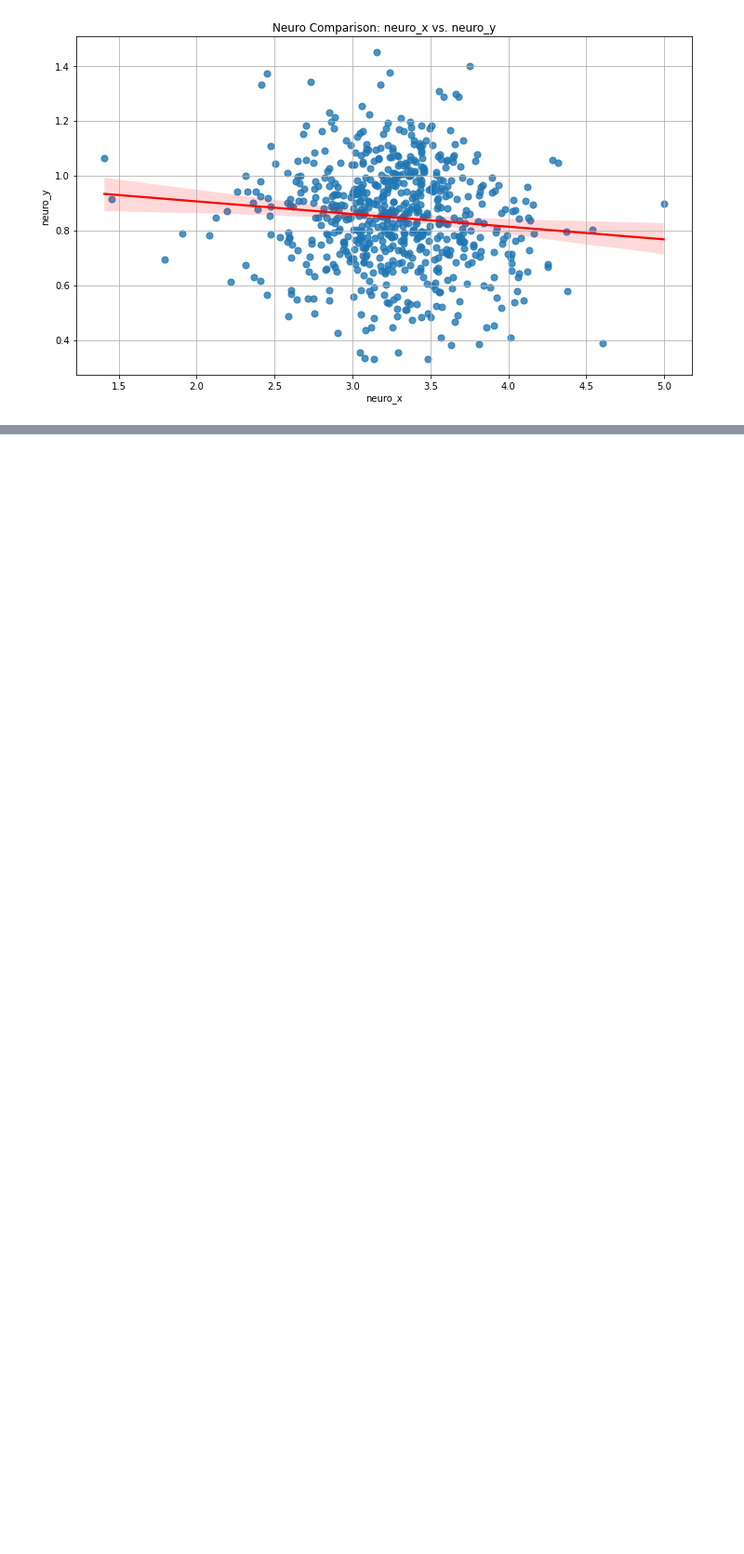
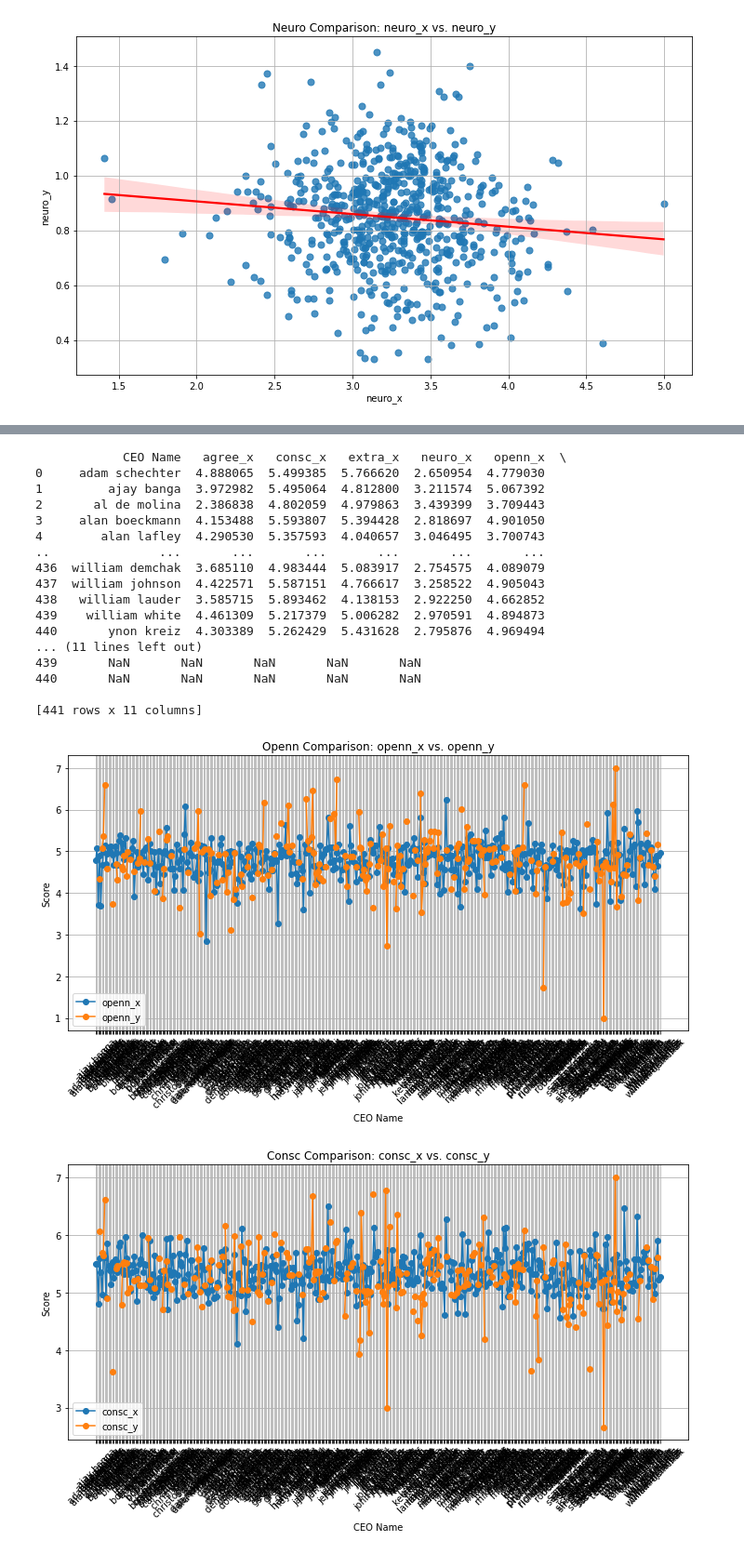
Before and after one commit to frankchiu12/dbahar_research, a Jupyter notebook: correlation.ipynb, the cells around one changed output, grey strips where cells are left out. Shown at 93% size. Cells and saved outputs as stored; diff of their text form; code cells hidden in the pictures; blank space fills up the shorter version.

```diff
--- a/correlation.ipynb
+++ b/correlation.ipynb
@@ -118,0 +232,5 @@ for trait in personality_traits:
+# %%
+smj_df = pd.read_csv('CEO_SMJ_Ocean.csv')
+smj_df.rename(columns={'DirectorName': 'CEO Name', 'openn_m5u': 'openn', 'consc_m5u': 'consc', 'extra_m5u': 'extra', 'agree_m5u': 'agree', 'neuro_m5u': 'neuro'}, inplace=True)
+smj_df.drop(columns=['DirectorID'], inplace=True)
+smj_df
@@ -118,0 +251,40 @@ for trait in personality_traits:
+# %%
+smj_df['CEO Name'] = smj_df['CEO Name'].str.lower()
+merged_df = pd.merge(result_df, smj_df, on='CEO Name')
+personality_traits = ['openn', 'consc', 'extra', 'agree', 'neuro']
+
+for trait in personality_traits:
+    trait_x = f'{trait}_x'
+    trait_y = f'{trait}_y'
+
+    plt.figure(figsize=(10, 6))
+    plt.plot(merged_df['CEO Name'], merged_df[trait_x], marker='o', label=f'{trait}_x')
+    plt.plot(merged_df['CEO Name'], merged_df[trait_y], marker='o', label=f'{trait}_y')
+    plt.title(f'{trait.capitalize()} Comparison: {trait}_x vs. {trait}_y')
+    plt.xlabel('CEO Name')
+    plt.ylabel('Score')
+    plt.legend()
+    plt.xticks(rotation=45)
+    plt.grid(True)
+    plt.tight_layout()
+    plt.show()
+# %% [output]
+            CEO Name   agree_x   consc_x   extra_x   neuro_x   openn_x  \
+0     adam schechter  4.888065  5.499385  5.766620  2.650954  4.779030
+1         ajay banga  3.972982  5.495064  4.812800  3.211574  5.067392
+2       al de molina  2.386838  4.802059  4.979863  3.439399  3.709443
+3     alan boeckmann  4.153488  5.593807  5.394428  2.818697  4.901050
+4        alan lafley  4.290530  5.357593  4.040657  3.046495  3.700743
+..               ...       ...       ...       ...       ...       ...
+436  william demchak  3.685110  4.983444  5.083917  2.754575  4.089079
+437  william johnson  4.422571  5.587151  4.766617  3.258522  4.905043
+438   william lauder  3.585715  5.893462  4.138153  2.922250  4.662852
+439    william white  4.461309  5.217379  5.006282  2.970591  4.894873
+440       ynon kreiz  4.303389  5.262429  5.431628  2.795876  4.969494
+... (11 lines left out)
+439       NaN       NaN       NaN       NaN       NaN
+440       NaN       NaN       NaN       NaN       NaN
+
+[441 rows x 11 columns]
+[figure, added]
+[figure, added]
```
Also changed, not shown: parts of 8 cells of this notebook.
